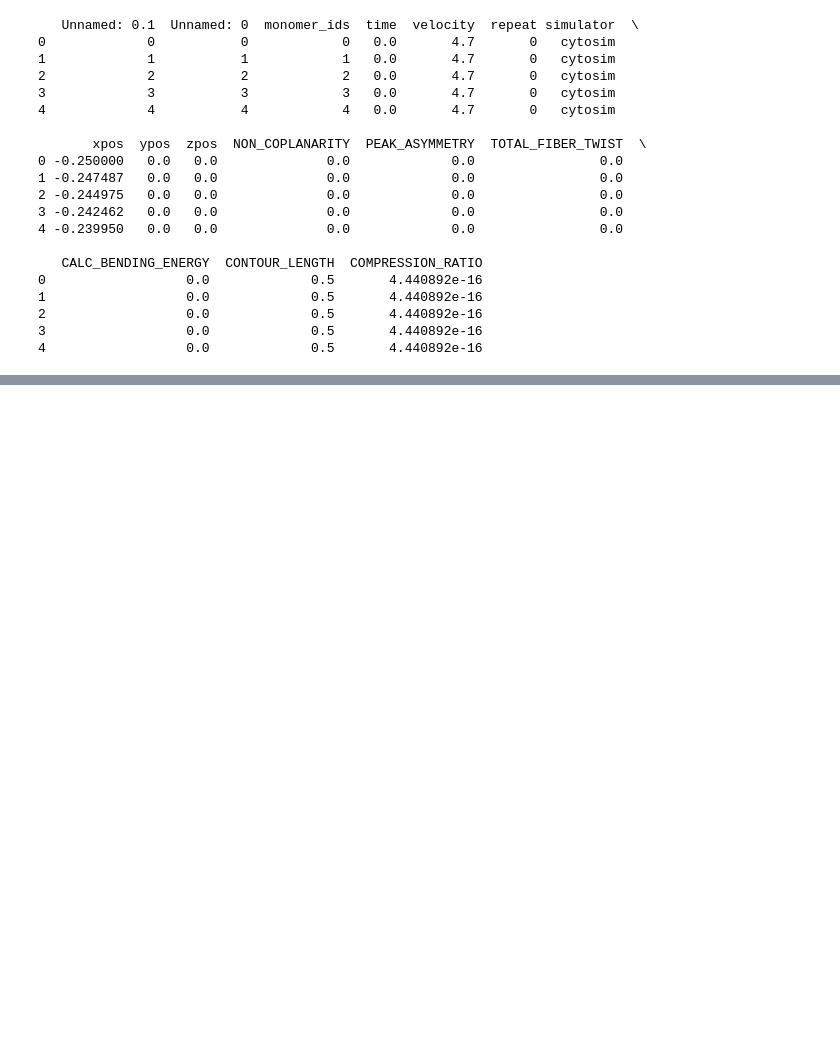
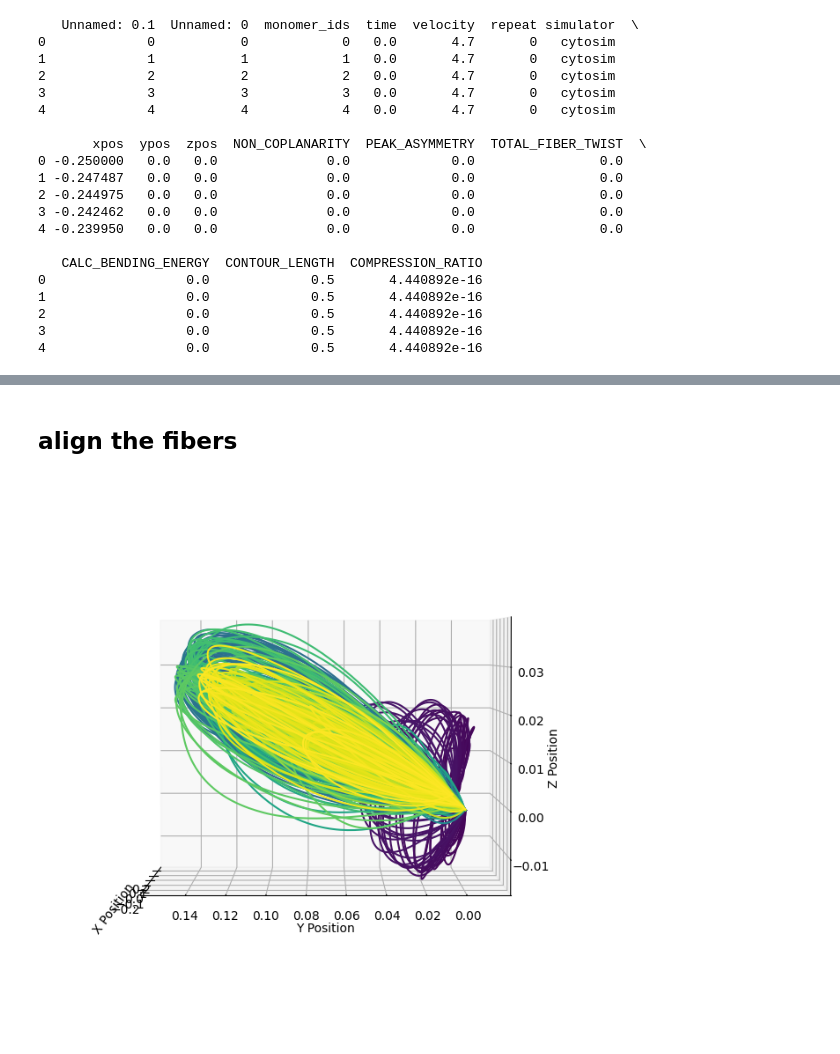
Before and after one commit to eagmon/notebook_tests, a Jupyter notebook: fibers_align.ipynb, the cells around one changed output, grey strips where cells are left out. Drawn from its saved outputs; the diff is of its cells as text; code cells hidden in the pictures; blank space fills up the shorter version.

```diff
--- a/fibers_align.ipynb
+++ b/fibers_align.ipynb
@@ -158,29 +216 @@ plot_fibers_interactive([fibers_dict[fiber_id] for fiber_id in fiber_ids])
 interactive(children=(IntSlider(value=0, description='Rotation angle', max=360), IntSlider(value=30, descripti…
-# %%
-def align_fibers(fiber_dicts):
-    """
-    Aligns multiple fibers using the orthogonal Procrustes problem.
-
-    Args:
-    fiber_dicts (list of dict): List of dictionaries with monomer_ids as keys and (xpos, ypos, zpos) tuples as values.
-
-    Returns:
-    list of np.ndarray: List of aligned fibers as numpy arrays.
-    """
-    # Convert dictionaries to list of numpy arrays
-    fiber_arrays = [np.array(list(fiber.values())) for fiber in fiber_dicts]
-
-    # Use the first fiber as the reference
-    reference = fiber_arrays[0]
-
-    # Aligned fibers list starting with the reference
-    aligned_fibers = [reference]
-
-    # Align each fiber to the reference
-    for fiber in fiber_arrays[1:]:
-        # Calculate the orthogonal matrix that best aligns the fiber to the reference
-        R, scale = orthogonal_procrustes(fiber, reference)
-        # Align the fiber and add to the list
-        aligned_fibers.append(fiber @ R)
-
-    return aligned_fibers
@@ -189,5 +217,11 @@ def align_fibers(fiber_dicts):
+# %% [markdown]
+## align the fibers
 # %%
-aligned_fibers = align_fibers([fibers_dict[fiber_id] for fiber_id in fiber_ids])
+aligned_fibers = align_fibers(fibers_sample)
+# %%
+plot_fibers(aligned_fibers, angle_rotation=180, angle_elevation=2)
+# %% [output]
+[figure, added]
 # %%
 plot_fibers_interactive(aligned_fibers)
 # %% [output]
```
Also changed, not shown: parts of 18 cells of this notebook.
